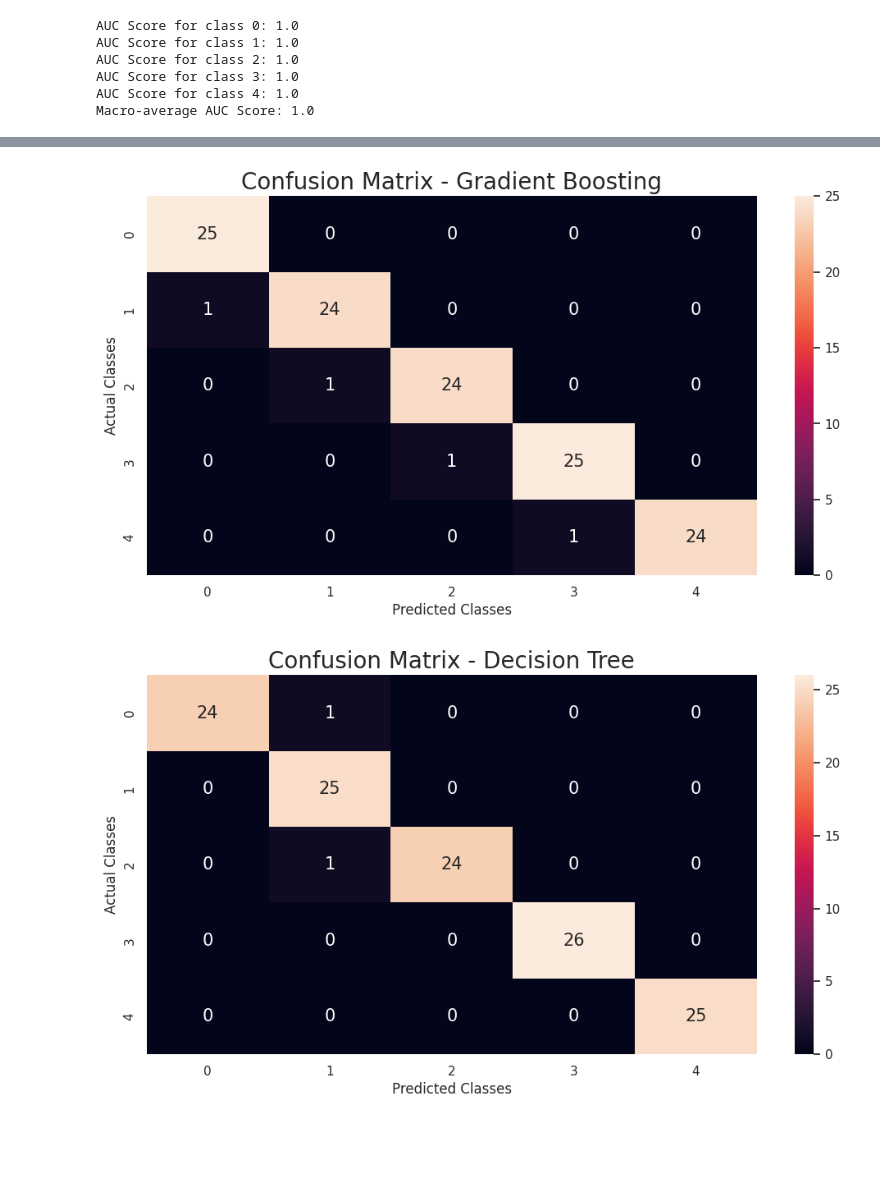
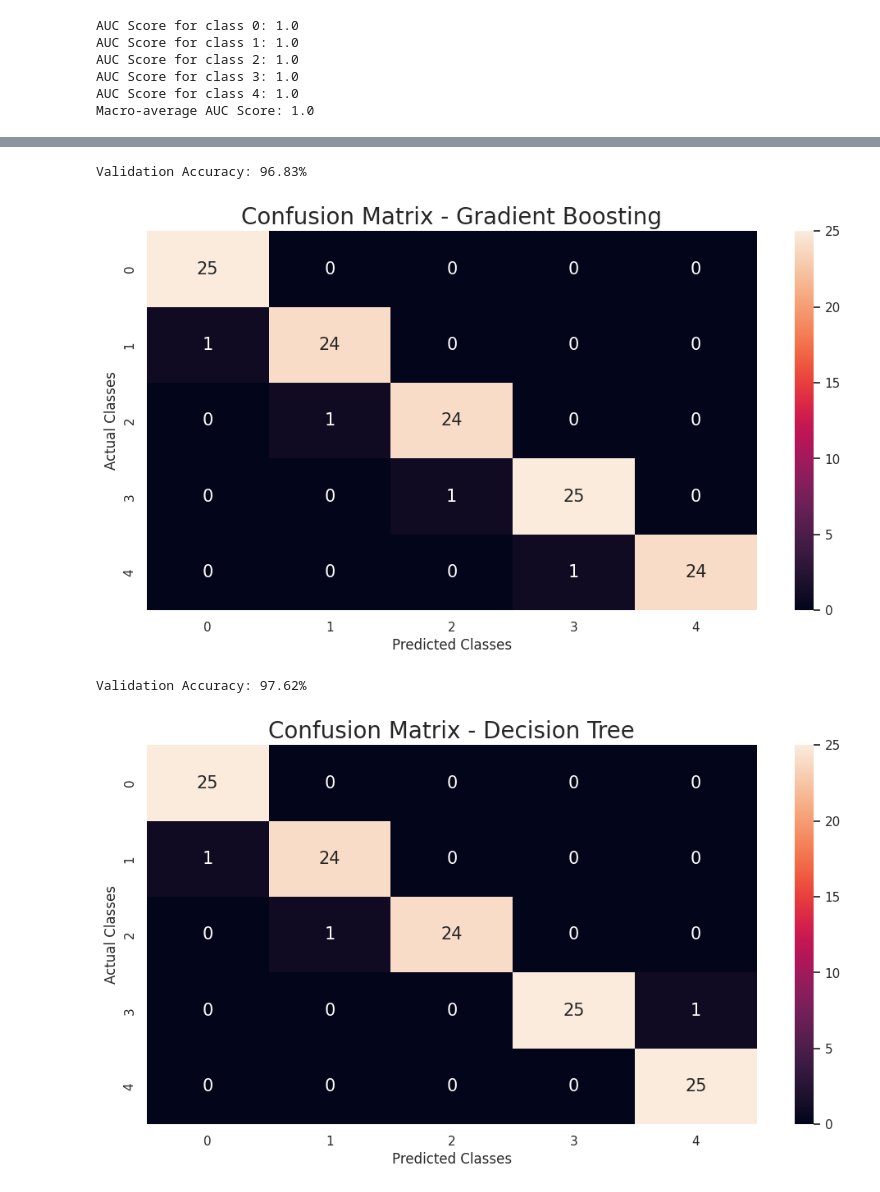
Before and after one commit to mvagusta1000/suman-ml-project, a Jupyter notebook: human-stress-detection.ipynb, the cells around one changed output, grey strips where cells are left out. Cells and saved outputs as stored; diff of their text form; code cells hidden in the pictures; blank space fills up the shorter version.

```diff
--- a/human-stress-detection.ipynb
+++ b/human-stress-detection.ipynb
@@ -337,7 +342,7 @@ import warnings
 from mlxtend.preprocessing import minmax_scaling
 from sklearn.model_selection import train_test_split
 from sklearn.ensemble import GradientBoostingClassifier
-from sklearn.metrics import confusion_matrix
+from sklearn.metrics import accuracy_score, confusion_matrix
 
 warnings.filterwarnings('ignore')
 
@@ -363,6 +368,10 @@ gbc = GradientBoostingClassifier()
 gbc.fit(X_train, y_train)
 y_pred = gbc.predict(X_valid)
 
+# Calculate the validation accuracy
+validation_accuracy = accuracy_score(y_valid, y_pred)
+print(f'Validation Accuracy: {validation_accuracy * 100:.2f}%')
+
 # Generate the confusion matrix
 cm = confusion_matrix(y_valid, y_pred)
 cm_dataframe = pd.DataFrame(cm, columns=gbc.classes_, index=gbc.classes_)
@@ -375,6 +384,7 @@ p.set_xlabel('Predicted Classes')
 p.set_ylabel('Actual Classes')
 plt.show()
 # %% [output]
+Validation Accuracy: 96.83%
 [figure]
 # %%
 import numpy as np
@@ -385,7 +395,7 @@ import warnings
 from mlxtend.preprocessing import minmax_scaling
 from sklearn.model_selection import train_test_split
 from sklearn.tree import DecisionTreeClassifier
-from sklearn.metrics import confusion_matrix
+from sklearn.metrics import accuracy_score, confusion_matrix
 
 warnings.filterwarnings('ignore')
 
@@ -396,31 +406,36 @@ data = pd.read_csv('/kaggle/input/human-stress-detection-in-and-through-sleep/Sa
 data.rename(columns={'sr': 'snoring rate', 'rr':'respiration rate', 't': 'body temperature', 'lm':'limb movement',
                      'bo':'blood oxygen', 'rem':'eye movement', 'sr.1':'sleeping hours', 'hr':'heart rate',
                      'sl':'stress level'}, inplace=True)
 
 # Scale the features
 X = data.drop('stress level', axis=1)
 y = pd.DataFrame(data['stress level'])
 X_scaled = minmax_scaling(X, columns=X.columns)
 
 # Split the data into training and validation sets
 X_train, X_valid, y_train, y_valid = train_test_split(X_scaled, y, train_size=0.8, test_size=0.2, random_state=42,
                                                       stratify=y, shuffle=True)
 
 # Initialize and train the Decision Tree model
 dtc = DecisionTreeClassifier()
 dtc.fit(X_train, y_train)
 y_pred = dtc.predict(X_valid)
 
+# Calculate the validation accuracy
+validation_accuracy = accuracy_score(y_valid, y_pred)
+print(f'Validation Accuracy: {validation_accuracy * 100:.2f}%')
+
 # Generate the confusion matrix
 cm = confusion_matrix(y_valid, y_pred)
 cm_dataframe = pd.DataFrame(cm, columns=dtc.classes_, index=dtc.classes_)
 
 # Plot the confusion matrix
 plt.figure(figsize=(12, 6))
 p = sns.heatmap(cm_dataframe, annot=True, fmt="d", annot_kws={"fontsize":15})
 p.set_title('Confusion Matrix - Decision Tree', fontsize=20)
 p.set_xlabel('Predicted Classes')
 p.set_ylabel('Actual Classes')
 plt.show()
 # %% [output]
+Validation Accuracy: 97.62%
-[figure, old version]
+[figure, new version]
```
Also changed, not shown: parts of 2 cells of this notebook.
